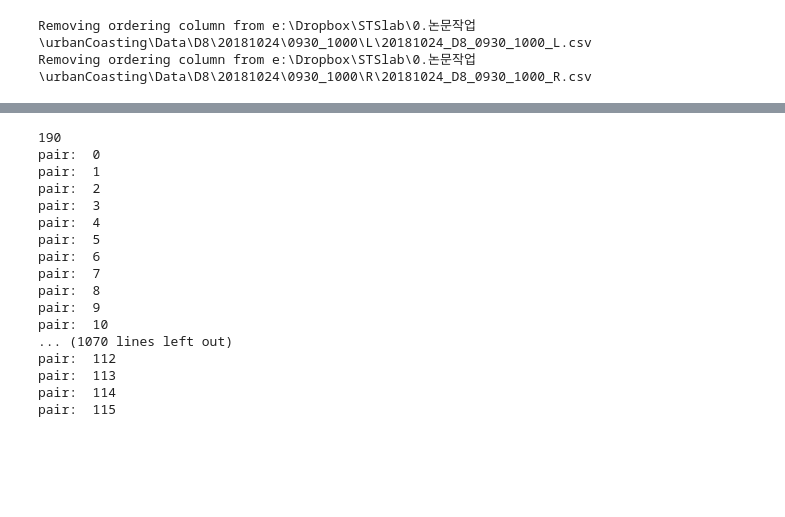
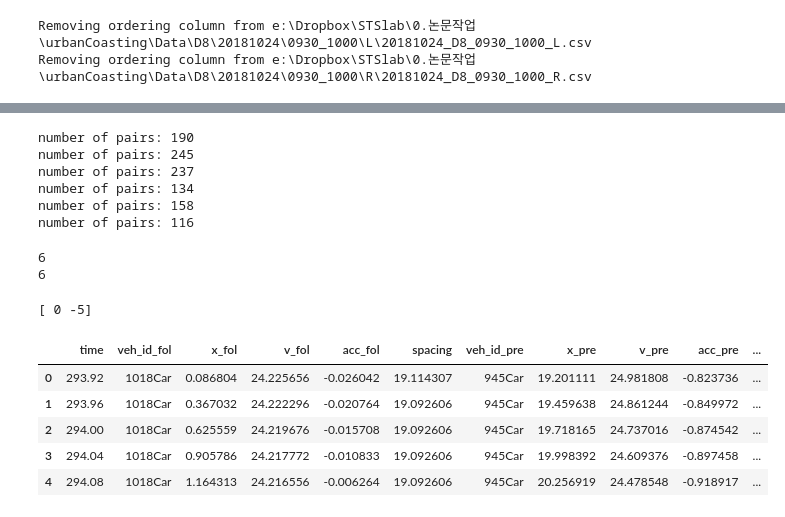
Before and after one commit to Ye-eun/urban-trajectory-analysis, a Jupyter notebook: pneuma_analysis.ipynb, the cells around one changed output, grey strips where cells are left out. Saved outputs shown, nothing was run; the diff lists cells and outputs as text; code cells hidden in the pictures; blank space fills up the shorter version.

```diff
--- a/pneuma_analysis.ipynb
+++ b/pneuma_analysis.ipynb
@@ -807,24 +818,13 @@ for i in range(0, len(all_LFdata)):
     pairID = all_pairID_fin[i]
     LFdata = all_LFdata[i]
 
-    optimized_LFdata_loop = optimize_loop_detection(pairID, all_LFdata[0])
+    optimized_LFdata_loop = optimize_loop_detection(pairID, LFdata)
 
     all_LFdata_loop.append(optimized_LFdata_loop)
 # %% [output]
-190
-pair:  0
-pair:  1
-pair:  2
-pair:  3
-pair:  4
-pair:  5
-pair:  6
-pair:  7
-pair:  8
-pair:  9
-pair:  10
-... (1070 lines left out)
-pair:  112
-pair:  113
-pair:  114
-pair:  115
+number of pairs: 190
+number of pairs: 245
+number of pairs: 237
+number of pairs: 134
+number of pairs: 158
+number of pairs: 116
@@ -942,0 +831,31 @@ def plot_lines(temp, tmp_linear_tot):
+# %%
+# Save the list to a file
+with open('all_LFdata_loop.pkl', 'wb') as f:
+    pickle.dump(all_LFdata_loop, f)
+with open('all_pairID_fin.pkl', 'wb') as f:
+    pickle.dump(all_pairID_fin, f)
+# %%
+# Load the list back from the file
+with open('all_LFdata_loop.pkl', 'rb') as f:
+    all_LFdata_loop = pickle.load(f)
+with open('all_pairID_fin.pkl', 'rb') as f:
+    all_pairID_fin = pickle.load(f)
+
+print(len(all_LFdata_loop))
+print(len(all_pairID_fin))
+# %% [output]
+6
+6
+# %%
+print(all_LFdata_loop[5]['loop'].unique())
+# %% [output]
+[ 0 -5]
+# %%
+all_LFdata_loop[0].head()
+# %% [output]
+|  | time | veh_id_fol | x_fol | v_fol | acc_fol | spacing | veh_id_pre | x_pre | v_pre | acc_pre | ... |
+| 0 | 293.92 | 1018Car | 0.086804 | 24.225656 | -0.026042 | 19.114307 | 945Car | 19.201111 | 24.981808 | -0.823736 | ... |
+| 1 | 293.96 | 1018Car | 0.367032 | 24.222296 | -0.020764 | 19.092606 | 945Car | 19.459638 | 24.861244 | -0.849972 | ... |
+| 2 | 294.00 | 1018Car | 0.625559 | 24.219676 | -0.015708 | 19.092606 | 945Car | 19.718165 | 24.737016 | -0.874542 | ... |
+| 3 | 294.04 | 1018Car | 0.905786 | 24.217772 | -0.010833 | 19.092606 | 945Car | 19.998392 | 24.609376 | -0.897458 | ... |
+| 4 | 294.08 | 1018Car | 1.164313 | 24.216556 | -0.006264 | 19.092606 | 945Car | 20.256919 | 24.478548 | -0.918917 | ... |
```
Also changed, not shown: parts of 15 cells of this notebook.
